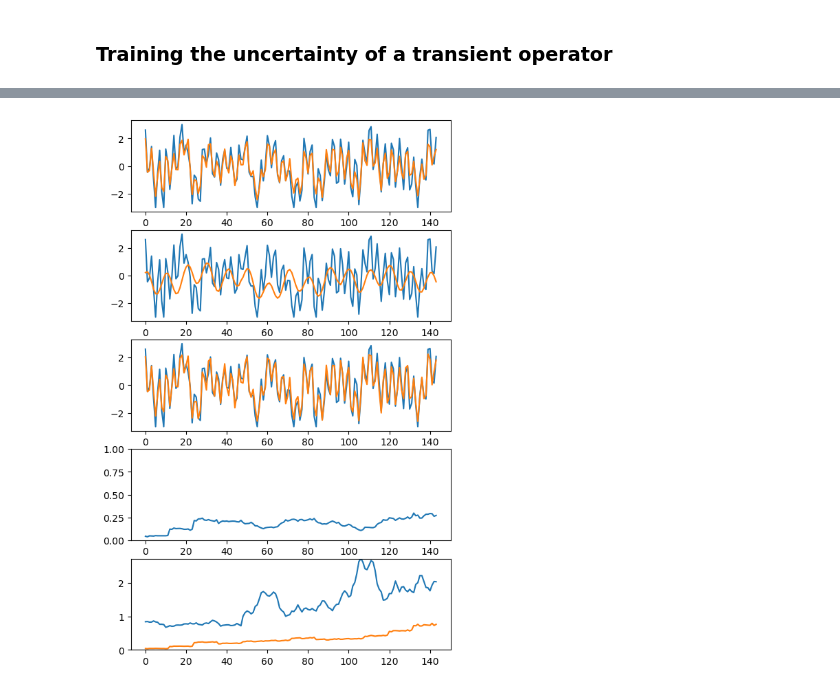
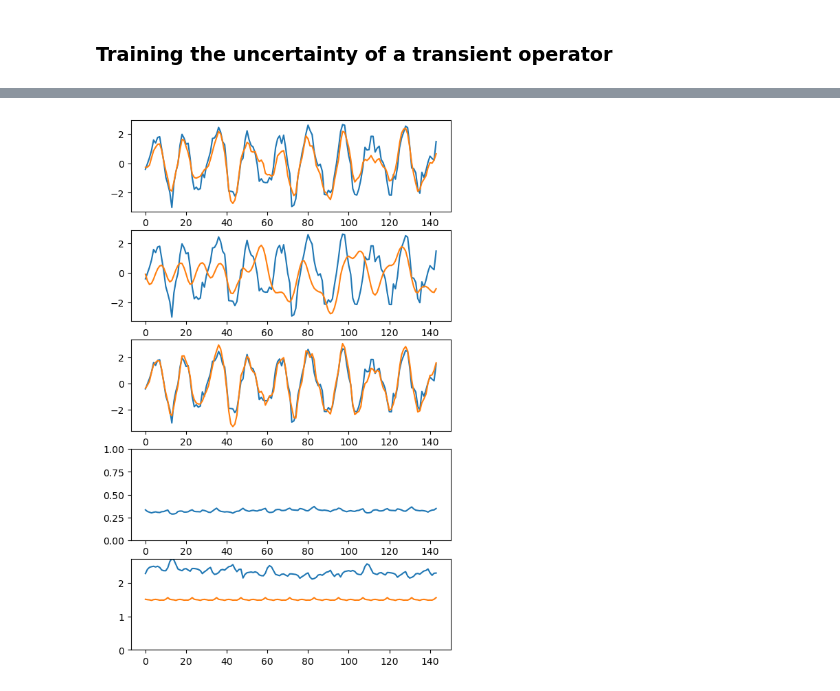
Before and after one commit to maalberg/kind, a Jupyter notebook: notebooks/kalman/04_tesla_kind_train.ipynb, the cells around one changed output, grey strips where cells are left out. Saved outputs shown, nothing was run; the diff lists cells and outputs as text; code cells hidden in the pictures.

```diff
--- a/notebooks/kalman/04_tesla_kind_train.ipynb
+++ b/notebooks/kalman/04_tesla_kind_train.ipynb
@@ -235,7 +235,7 @@ model.fit(dataset)
 model.eval()
 _, _, data_loader = dataset.load(data_type='mixed')
 # %%
-jdata = 30
+jdata = 13
 
 with torch.no_grad():
     for back, fore in data_loader:
@@ -260,31 +260,31 @@ with torch.no_grad():
         uncertain_max = stat_uncertain_max if stat_uncertain_max > trans_uncertain_max else trans_uncertain_max
         uncertain_max = 0.1 if uncertain_max < 0.1 else uncertain_max
 
         plt.figure(figsize=(6,10))
 
         plt.subplot(5,1,1)
         plt.plot(truth[jdata, :, :1])
         plt.plot(blend[0, :, :1])
 
         plt.subplot(5,1,2)
         plt.plot(truth[jdata, :, :1])
         plt.plot(stat[0, :, :1])
 
         plt.subplot(5,1,3)
         plt.plot(truth[jdata, :, :1])
         plt.plot(trans[0, :, :1])
 
         plt.subplot(5,1,4)
         plt.plot(alpha[0, :, :1])
         plt.ylim((0., 1.))
 
         plt.subplot(5,1,5)
         plt.plot(stat_uncertain[0,:,:1])
         plt.plot(trans_uncertain[0,:,:1])
         plt.ylim((0., uncertain_max))
 
         plt.show()
 
         break
 # %% [output]
-[figure, old version]
+[figure, new version]
```
Also changed, not shown: parts of 7 cells of this notebook, 3 other files.
